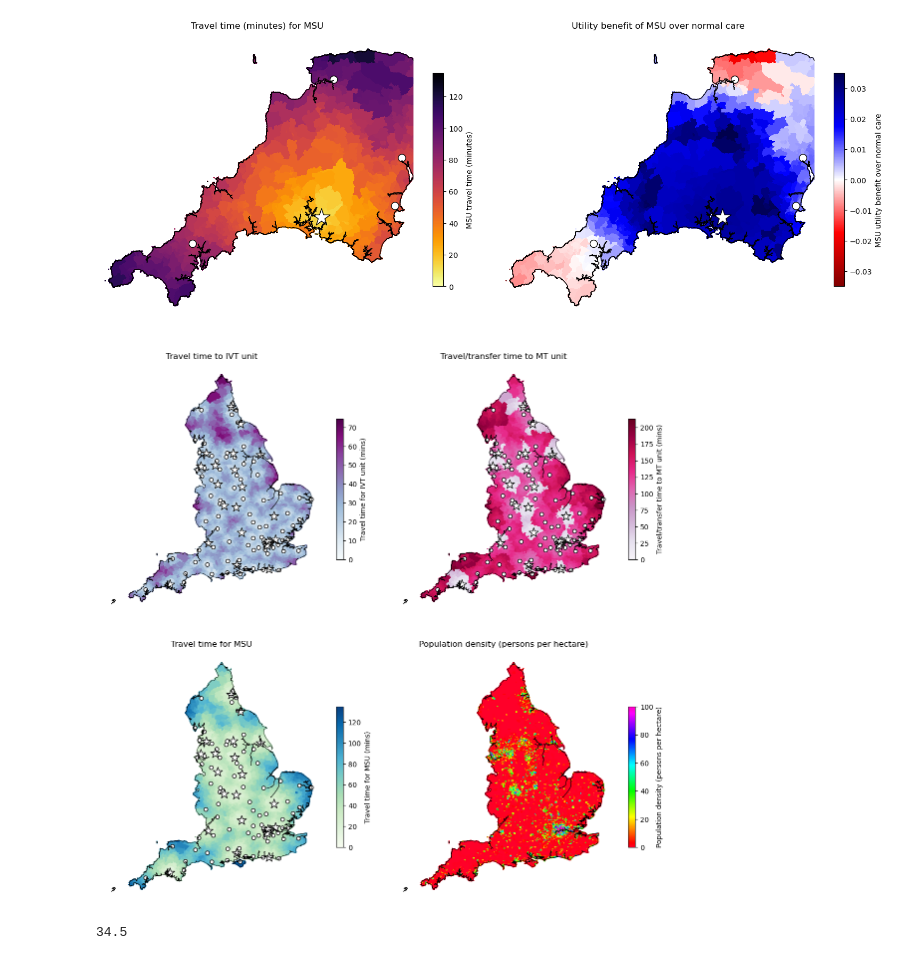
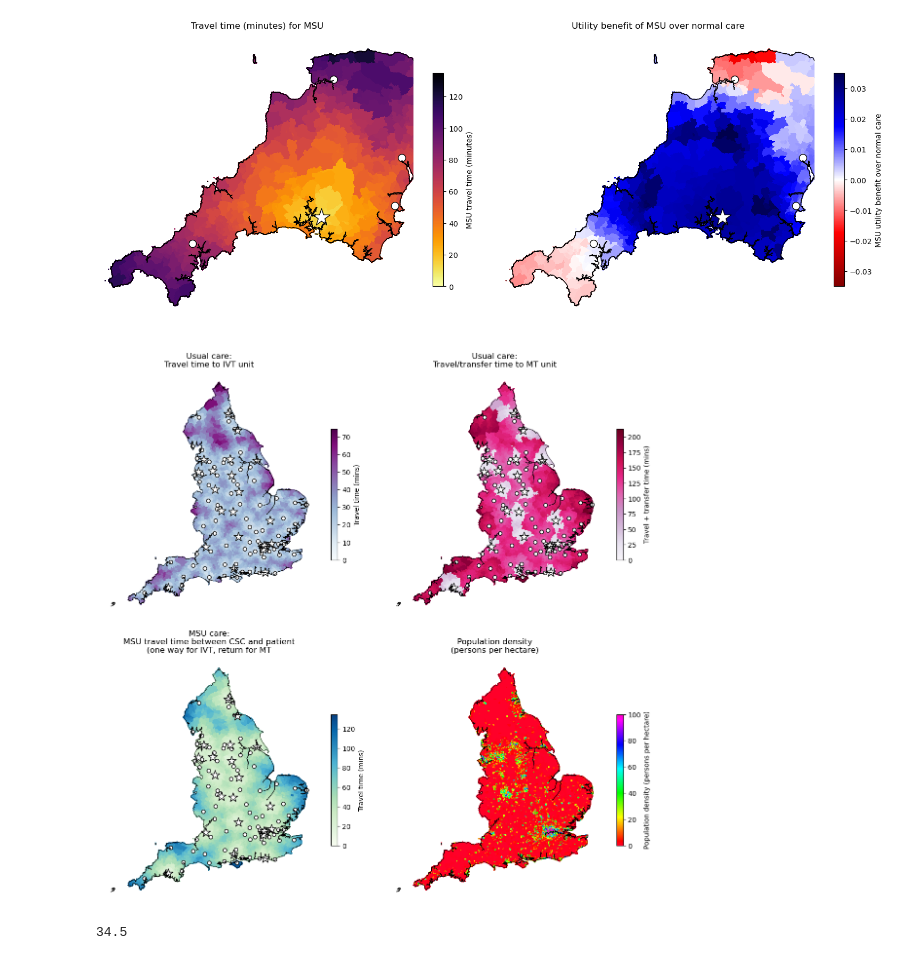
Before and after one commit to stroke-modelling/muster2, a Jupyter notebook: map/produce_maps.ipynb, the cells around one changed output. Cells and saved outputs as stored; diff of their text form; code cells hidden in the pictures.

```diff
--- a/map/produce_maps.ipynb
+++ b/map/produce_maps.ipynb
@@ -431,7 +447,7 @@ data.plot(ax=ax, # Set which axes to use for plot (only one here)
                  #vmax=vmax, # Manual scale max (remove to make automatic)
                  cmap='BuPu', # Colour map to use
                  # Adjust size of colourmap key, and add label
-                 legend_kwds={'shrink':0.5, 'label':'Travel time for IVT unit (mins)'},
+                 legend_kwds={'shrink':0.5, 'label':'Travel time (mins)'},
                  # Set to display legend
                  legend=True,
                  # Make slightly transparent
@@ -444,7 +460,7 @@ hospitals_gdf[mask].plot(ax=ax, edgecolor='k', facecolor='w', markersize=30, mar
 mask = hospitals_gdf['Use_MT'] == '1'
 hospitals_gdf[mask].plot(ax=ax, edgecolor='k', facecolor='w', markersize=200, marker='*')
 ax.set_axis_off() # Turn of axis linea dn numbers
-ax.set_title('Travel time to IVT unit')
+ax.set_title('Usual care:\nTravel time to IVT unit')
 
 # Time to MT
 ax = fig.add_subplot(2,2,2)
@@ -456,7 +472,7 @@ data.plot(ax=ax, # Set which axes to use for plot (only one here)
                  #vmax=vmax, # Manual scale max (remove to make automatic)
                  cmap='PuRd', # Colour map to use
                  # Adjust size of colourmap key, and add label
-                 legend_kwds={'shrink':0.5, 'label':'Travel/transfer time to MT unit (mins)'},
+                 legend_kwds={'shrink':0.5, 'label':'Travel + transfer time (mins)'},
                  # Set to display legend
                  legend=True,
                  # Make slightly transparent
@@ -469,7 +485,7 @@ hospitals_gdf[mask].plot(ax=ax, edgecolor='k', facecolor='w', markersize=30, mar
 mask = hospitals_gdf['Use_MT'] == '1'
 hospitals_gdf[mask].plot(ax=ax, edgecolor='k', facecolor='w', markersize=200, marker='*')
 ax.set_axis_off() # Turn of axis linea dn numbers
-ax.set_title('Travel/transfer time to MT unit')
+ax.set_title('Usual care:\nTravel/transfer time to MT unit')
 
 
 # Time to MSU
@@ -482,7 +498,7 @@ data.plot(ax=ax, # Set which axes to use for plot (only one here)
                  #vmax=vmax, # Manual scale max (remove to make automatic)
                  cmap='GnBu', # Colour map to use
                  # Adjust size of colourmap key, and add label
-                 legend_kwds={'shrink':0.5, 'label':'Travel time for MSU (mins)'},
+                 legend_kwds={'shrink':0.5, 'label':'Travel time (mins)'},
                  # Set to display legend
                  legend=True,
                  # Make slightly transparent
@@ -495,39 +511,39 @@ hospitals_gdf[mask].plot(ax=ax, edgecolor='k', facecolor='w', markersize=30, mar
 mask = hospitals_gdf['Use_MT'] == '1'
 hospitals_gdf[mask].plot(ax=ax, edgecolor='k', facecolor='w', markersize=200, marker='*')
 ax.set_axis_off() # Turn of axis linea dn numbers
-ax.set_title('Travel time for MSU')
+ax.set_title('MSU care:\nMSU travel time between CSC and patient\n(one way for IVT, return for MT')
 
 # Density
 data['Number of persons per heactre'] = data['Number of persons per heactre'].astype(float).fillna(0.0)
 ax = fig.add_subplot(2,2,4)
 data.plot(ax=ax, # Set which axes to use for plot (only one here)
                  column='Number of persons per heactre', # Column to apply colour
                  antialiased=False, # Avoids artifact boundry lines
                  edgecolor='face', # Make LSOA boundry same colour as area
                  vmin=0, # Manual scale min (remove to make automatic)
                  vmax=100, # Manual scale max (remove to make automatic)
                  cmap='gist_rainbow', # Colour map to use
                  # Adjust size of colourmap key, and add label
                  legend_kwds={'shrink':0.5, 'label':'Population density (persons per hectare)'},
                  # Set to display legend
                  legend=True,
                  # Make slightly transparent
                  alpha=1.0)
 # Plot outline
 england.plot(ax=ax, edgecolor='k', facecolor='none', linewidth=0.5)
 # Plot location of hospitals
 mask = hospitals_gdf['Use_IVT'] == '1'
 #hospitals_gdf[mask].plot(ax=ax, edgecolor='k', facecolor='w', markersize=30, marker='o')
 mask = hospitals_gdf['Use_MT'] == '1'
 #hospitals_gdf[mask].plot(ax=ax, edgecolor='k', facecolor='w', markersize=200, marker='*')
 ax.set_axis_off() # Turn of axis linea dn numbers
-ax.set_title('Population density (persons per hectare)')
+ax.set_title('Population density\n(persons per hectare)')
 
 
 plt.tight_layout(pad=2)
 plt.savefig('map_times.jpg', dpi=300, bbox_inches='tight', pad_inches=0.1) # Save figure
 # %% [output]
-[figure, old version]
+[figure, new version]
 # %%
 data['Number of persons per heactre'].median()
 # %% [output]
```
Also changed, not shown: parts of 4 cells of this notebook, 9 other files.
